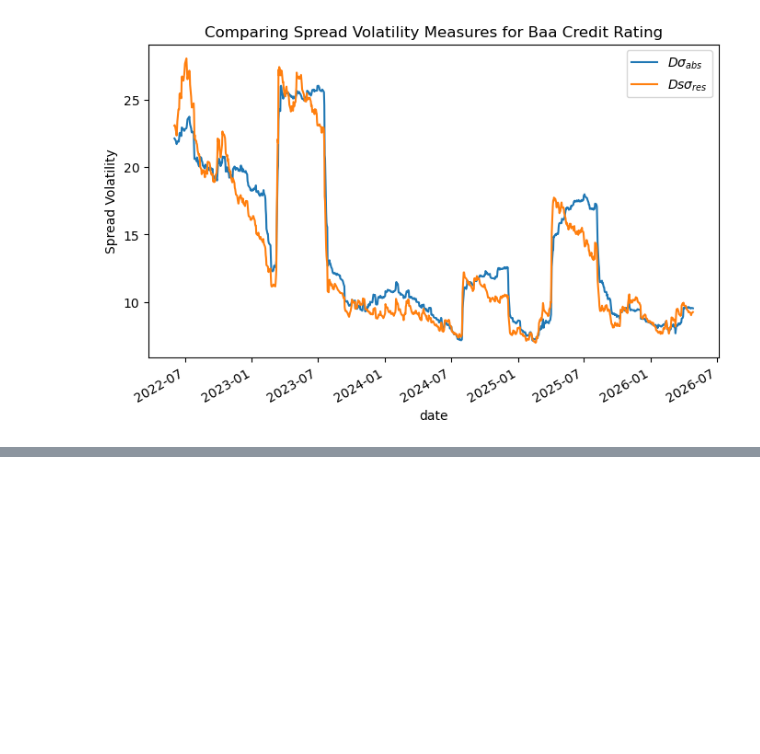
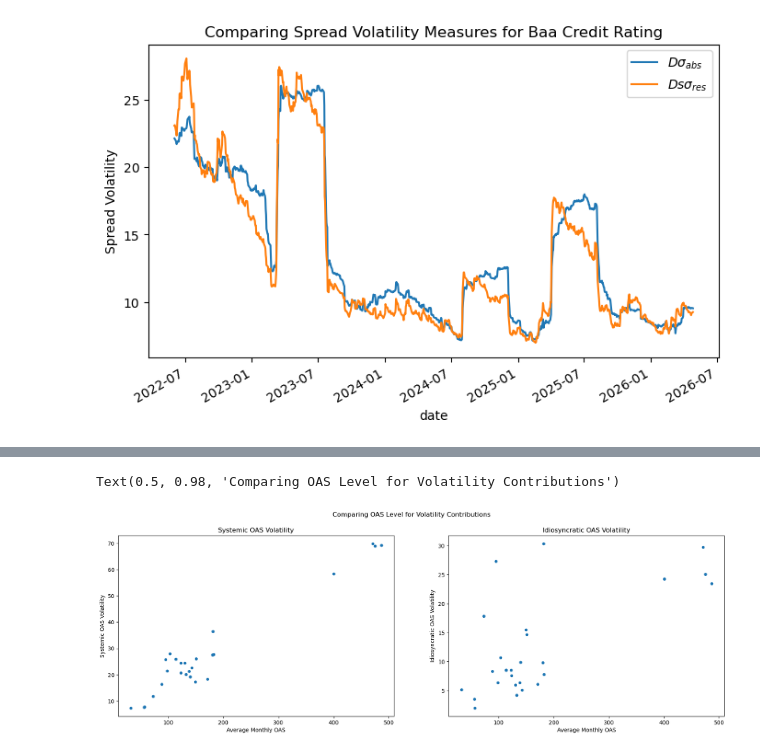
Before and after one commit to diegodalvarez/CreditSpread, a Jupyter notebook: notebooks/1DurationTimeSpread.ipynb, the cells around one changed output, grey strips where cells are left out. Drawn from its saved outputs; the diff is of its cells as text; code cells hidden in the pictures; blank space fills up the shorter version.

```diff
--- a/notebooks/1DurationTimeSpread.ipynb
+++ b/notebooks/1DurationTimeSpread.ipynb
@@ -140,7 +150,7 @@ vol_dict  = {
     "rel_vol": "Relative Spread Change Vol",
     "abs_vol": "Absolute Spread Vol"}
 
-fig, axes = plt.subplots(ncols = len(vols), figsize = (20,6))
+fig, axes = plt.subplots(ncols = len(vol_dict.keys()), figsize = (20,6))
 
 for vol, ax in zip(vol_dict.keys(), axes.flatten()):
 
@@ -177,0 +343,28 @@ plt.show()
+# %%
+fig, axes = plt.subplots(ncols = 2, figsize = (20,6))
+
+(df_vol_comp
+    .plot(
+        ax     = axes[0],
+        kind   = "scatter",
+        x      = "avg_oas",
+        y      = "systemic",
+        ylabel = "Systemic OAS Volatility",
+        title  = "Systemic OAS Volatility"))
+
+(df_vol_comp
+    .plot(
+        ax     = axes[1],
+        kind   = "scatter",
+        x      = "avg_oas",
+        y      = "idiosyncratic",
+        ylabel = "Idiosyncratic OAS Volatility",
+        title  = "Idiosyncratic OAS Volatility"))
+
+for ax in axes.flatten():
+    ax.set_xlabel("Average Monthly OAS")
+
+fig.suptitle("Comparing OAS Level for Volatility Contributions")
+# %% [output]
+Text(0.5, 0.98, 'Comparing OAS Level for Volatility Contributions')
+[figure, added]
```
Also changed, not shown: parts of 17 cells of this notebook.
